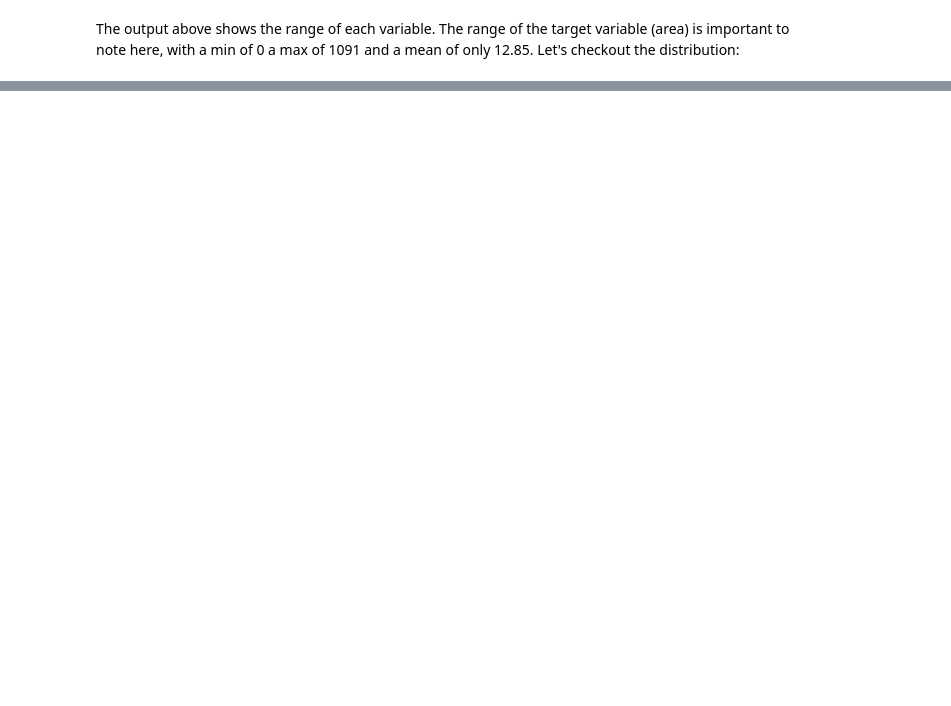
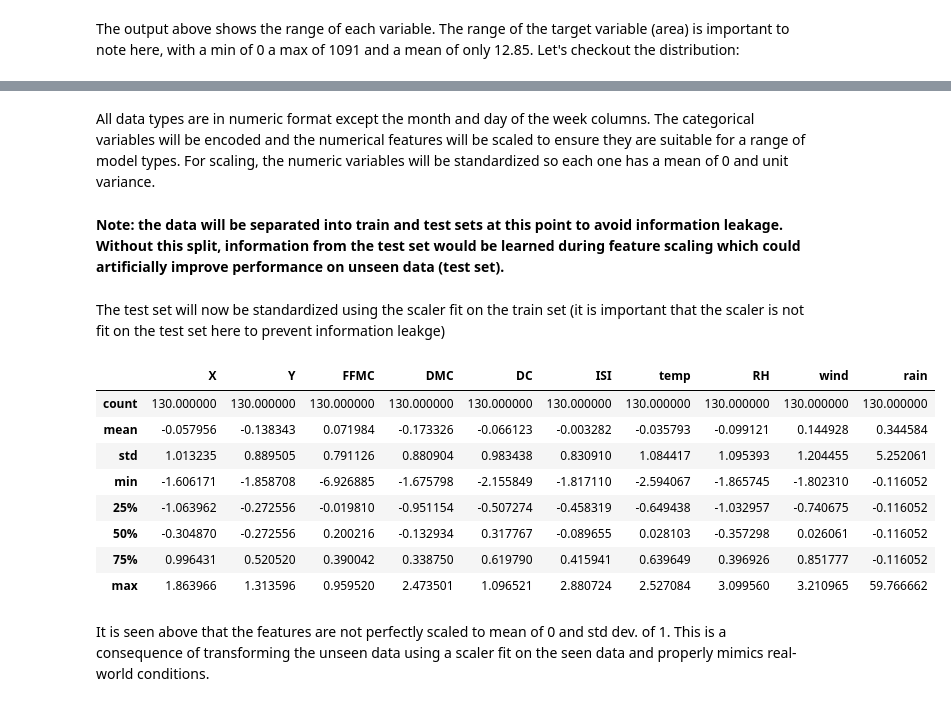
Before and after one commit to grahamgreene88/Forest-Fire-Predicition, a Jupyter notebook: Forest Fire Notebook.ipynb, the cells around one changed output, grey strips where cells are left out. Drawn from its saved outputs; the diff is of its cells as text; code cells hidden in the pictures; blank space fills up the shorter version.

```diff
--- a/Forest Fire Notebook.ipynb
+++ b/Forest Fire Notebook.ipynb
@@ -106,0 +130,37 @@ plt.show()
+# %% [markdown]
+All data types are in numeric format except the month and day of the week columns. The categorical variables will be encoded and the numerical features will be scaled to ensure they are suitable for a range of model types. For scaling, the numeric variables will be standardized so each one has a mean of 0 and unit variance.
+# %% [markdown]
+**Note: the data will be separated into train and test sets at this point to avoid information leakage. Without this split, information from the test set would be learned during feature scaling which could artificially improve performance on unseen data (test set).**
+# %%
+# Separating features and target variable
+X = df.drop('log_area', axis=1)
+y = df['log_area']
+# Performing train_test split
+from sklearn.model_selection import train_test_split
+X_train, X_test, y_train, y_test = train_test_split(X, y, test_size=0.25, shuffle=True, random_state=10)
+# %%
+# Standardizing data
+from sklearn.preprocessing import StandardScaler
+# Standardizing numeric features of train set
+scaler = StandardScaler()
+numeric_cols = ['X', 'Y', 'FFMC', 'DMC', 'DC', 'ISI', 'temp', 'RH', 'wind', 'rain']
+scaler.fit(X_train[numeric_cols])
+X_train[numeric_cols] = scaler.transform(X_train[numeric_cols])
+# %% [markdown]
+The test set will now be standardized using the scaler fit on the train set (it is important that the scaler is not fit on the test set here to prevent information leakge)
+# %%
+# Standardizing test set with scaler fit on train set
+X_test[numeric_cols] = scaler.transform(X_test[numeric_cols])
+X_test.describe()
+# %% [output]
+|  | X | Y | FFMC | DMC | DC | ISI | temp | RH | wind | rain |
+| count | 130.000000 | 130.000000 | 130.000000 | 130.000000 | 130.000000 | 130.000000 | 130.000000 | 130.000000 | 130.000000 | 130.000000 |
+| mean | -0.057956 | -0.138343 | 0.071984 | -0.173326 | -0.066123 | -0.003282 | -0.035793 | -0.099121 | 0.144928 | 0.344584 |
+| std | 1.013235 | 0.889505 | 0.791126 | 0.880904 | 0.983438 | 0.830910 | 1.084417 | 1.095393 | 1.204455 | 5.252061 |
+| min | -1.606171 | -1.858708 | -6.926885 | -1.675798 | -2.155849 | -1.817110 | -2.594067 | -1.865745 | -1.802310 | -0.116052 |
+| 25% | -1.063962 | -0.272556 | -0.019810 | -0.951154 | -0.507274 | -0.458319 | -0.649438 | -1.032957 | -0.740675 | -0.116052 |
+| 50% | -0.304870 | -0.272556 | 0.200216 | -0.132934 | 0.317767 | -0.089655 | 0.028103 | -0.357298 | 0.026061 | -0.116052 |
+| 75% | 0.996431 | 0.520520 | 0.390042 | 0.338750 | 0.619790 | 0.415941 | 0.639649 | 0.396926 | 0.851777 | -0.116052 |
+| max | 1.863966 | 1.313596 | 0.959520 | 2.473501 | 1.096521 | 2.880724 | 2.527084 | 3.099560 | 3.210965 | 59.766662 |
+# %% [markdown]
+It is seen above that the features are not perfectly scaled to mean of 0 and std dev. of 1. This is a consequence of transforming the unseen data using a scaler fit on the seen data and properly mimics real-world conditions.
```
Also changed, not shown: parts of 20 cells of this notebook.
